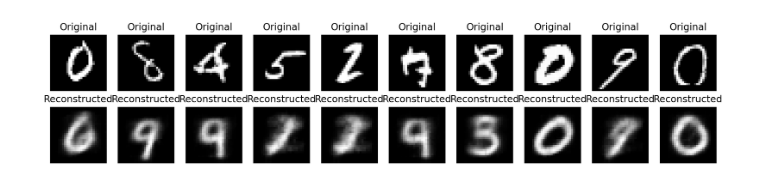
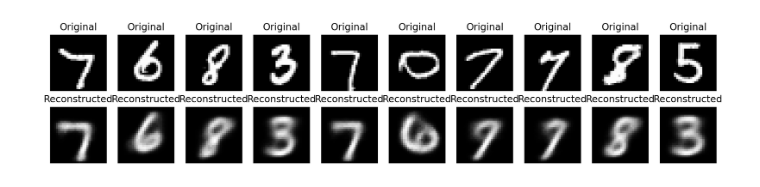
Before and after one commit to FOLLGAD/vae-comparison, a Jupyter notebook: cnn-vae.ipynb, the cells around one changed output. Saved outputs shown, nothing was run; the diff lists cells and outputs as text; code cells hidden in the pictures.

```diff
--- a/cnn-vae.ipynb
+++ b/cnn-vae.ipynb
@@ -45,3 +22,19 @@ class CNNTransposeLayer(nn.Module):
+# %%
+class ResBlock(nn.Module):
+    def __init__(self, in_channels):
+        super().__init__()
+        self.conv1 = nn.Conv2d(in_channels, in_channels, 3, padding=1)
+        self.bn1 = nn.BatchNorm2d(in_channels)
+        self.conv2 = nn.Conv2d(in_channels, in_channels, 3, padding=1)
+        self.bn2 = nn.BatchNorm2d(in_channels)
+
+    def forward(self, x):
+        residual = x
+        x = F.relu(self.bn1(self.conv1(x)))
+        x = self.bn2(self.conv2(x))
+        x += residual
+        x = F.relu(x)
+        return x
 # %%
 color_chans = 1
 
@@ -131,16 +179,19 @@ def train(autoencoder, data, epochs=20):
     return autoencoder
 # %%
 latent_dims = 2
-autoencoder = VariationalAutoencoder(latent_dims).to(device)  # GPU
+bs = 128
+autoencoder = VariationalAutoencoder(latent_dims).to(device)
 
-data = torch.utils.data.DataLoader(
-    torchvision.datasets.MNIST(
-        "./data", transform=torchvision.transforms.ToTensor(), download=True
-    ),
-    batch_size=128,
-    shuffle=True,
+from sklearn.model_selection import train_test_split
+
+mnist_data = torchvision.datasets.MNIST(
+    "./data", transform=torchvision.transforms.ToTensor(), download=True
 )
 
-vae = VariationalAutoencoder(latent_dims).to(device)  # GPU
-vae = train(vae, data)
+train_data, test_data = train_test_split(mnist_data, test_size=0.2, random_state=42)
+train_loader = torch.utils.data.DataLoader(train_data, batch_size=bs, shuffle=True)
+test_loader = torch.utils.data.DataLoader(test_data, batch_size=bs, shuffle=False)
+
+vae = VariationalAutoencoder(latent_dims).to(device)
+vae = train(vae, train_loader, epochs=5, lr=1e-4)
 # %% [output]
@@ -165,33 +203,33 @@ KeyboardInterrupt:
 # %%
 import matplotlib.pyplot as plt
 
 
 def visualize_reconstruction(autoencoder, data, num_images=10):
     autoencoder.eval()
     with torch.no_grad():
         fig, axes = plt.subplots(2, num_images, figsize=(15, 3))
         for i, (x, _) in enumerate(data):
             if i >= num_images:
                 break
             x = x.to(device)
             x_hat = autoencoder(x)
             x_hat = x_hat.to("cpu").numpy()
             x = x.to("cpu").numpy()
 
             axes[0, i].imshow(x[0].reshape(28, 28), cmap="gray")
             axes[0, i].set_title("Original")
             axes[0, i].axis("off")
 
             axes[1, i].imshow(x_hat[0].reshape(28, 28), cmap="gray")
             axes[1, i].set_title("Reconstructed")
             axes[1, i].axis("off")
 
         plt.show()
 
 
-visualize_reconstruction(vae, data)
+visualize_reconstruction(vae, test_loader)
 # %% [output]
-[figure, old version]
+[figure, new version]
 # %%
 import ipywidgets as widgets
 from IPython.display import display
```
Also changed, not shown: parts of 7 cells of this notebook, 19 other files.
